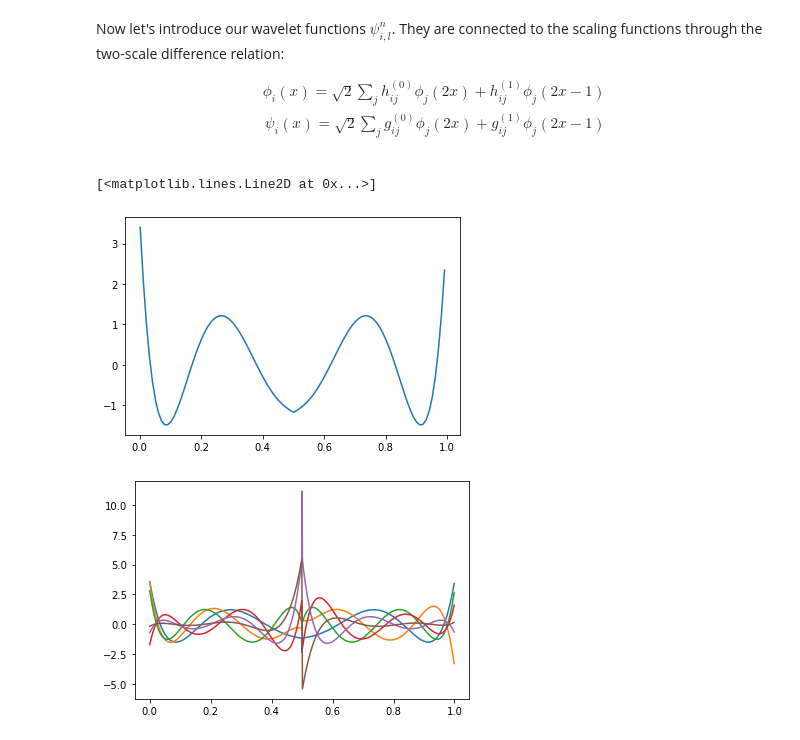
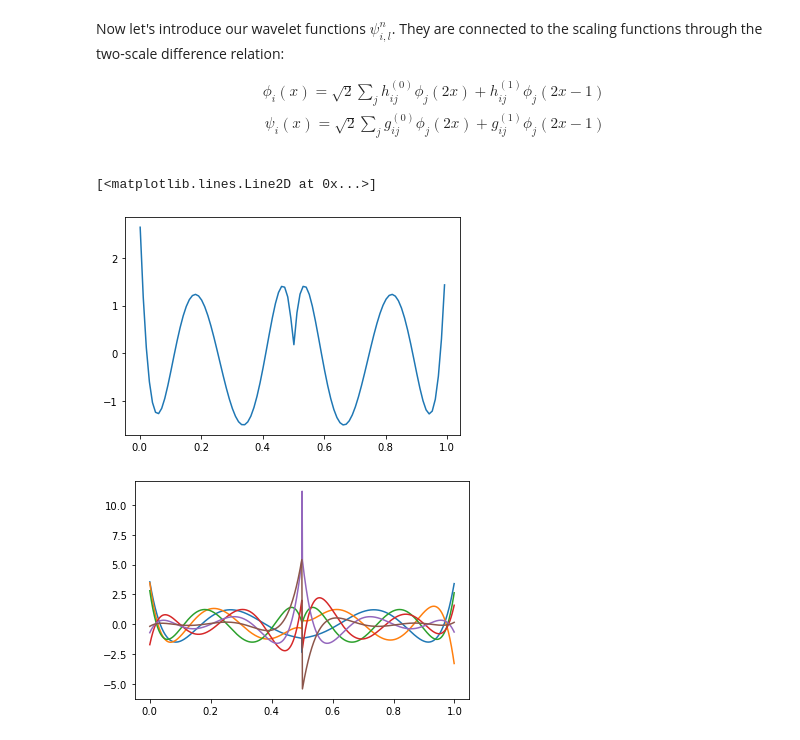
Before and after one commit to bjorgve/hylleraas_school, a Jupyter notebook: HylleraasSchool.ipynb, the cells around one changed output. Drawn from its saved outputs; the diff is of its cells as text; code cells hidden in the pictures.

```diff
--- a/HylleraasSchool.ipynb
+++ b/HylleraasSchool.ipynb
@@ -49,13 +55,13 @@ Now let's introduce our wavelet functions $\psi_{i, l}^n$. They are connected to
 # %%
 wavelet = basis_set.wavelet
 
 
 x = np.arange(0.001, 1.0, 0.01)
-y = [wavelet(i=0)([_]) for _ in x]
+y = [wavelet(i=2)([_]) for _ in x]
 plt.plot(x, y)
 # %% [output]
 [<matplotlib.lines.Line2D at 0x...>]
-[figure, old version]
+[figure, new version]
 # %%
 x = np.arange(0.0, 1.0, 0.001)
 for i in range(6):
```
Also changed, not shown: parts of 14 cells of this notebook.
